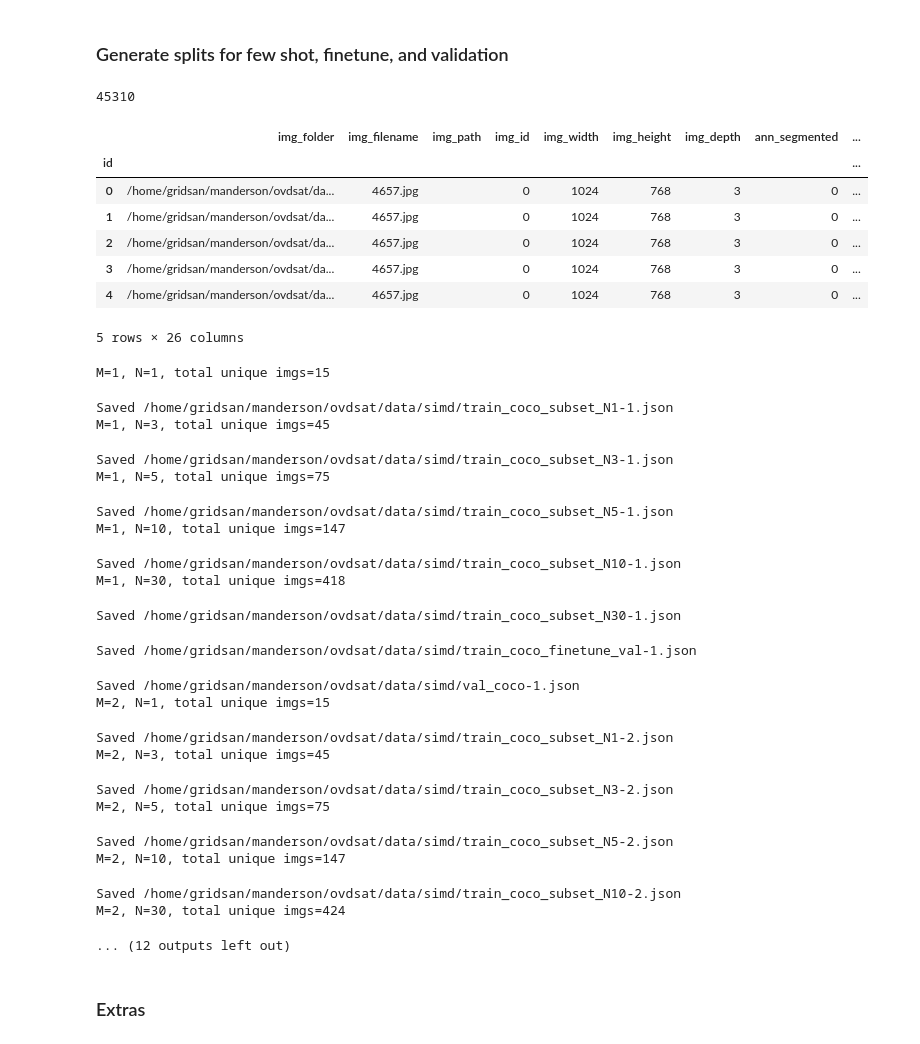
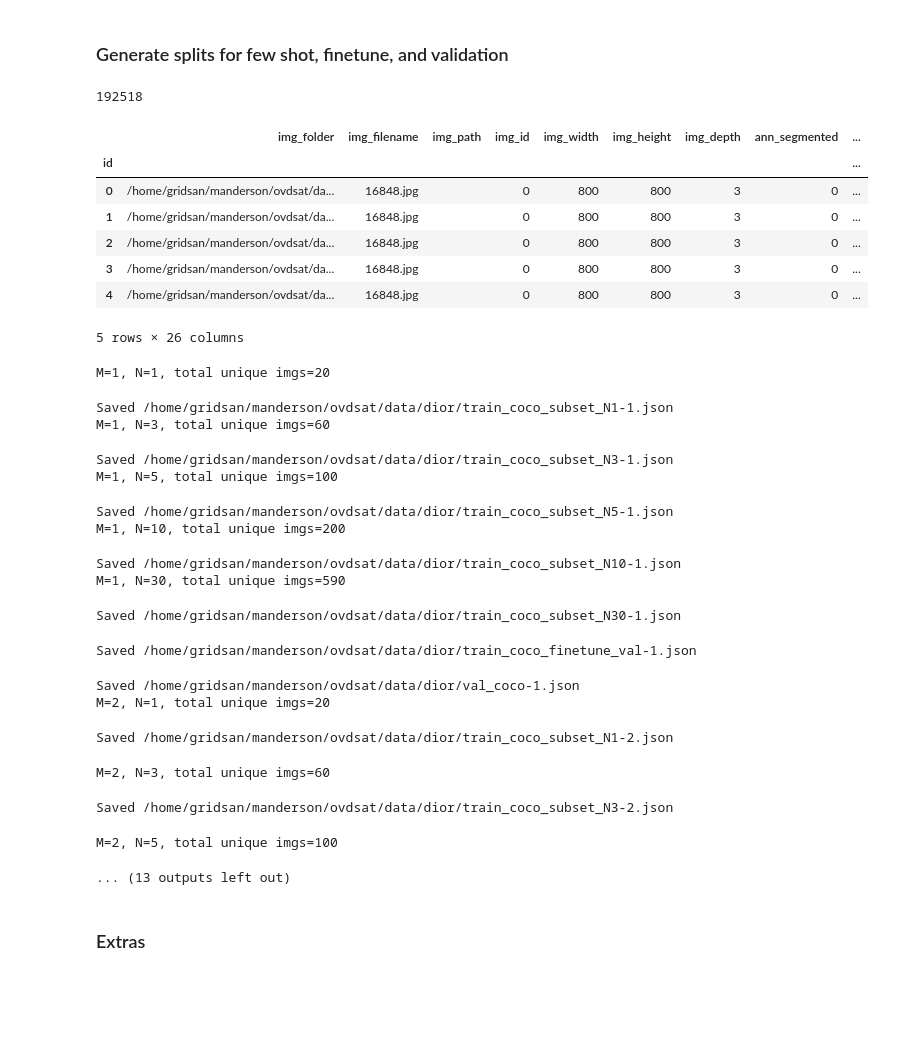
Before and after one commit to madelineloui/ovdsat, a Jupyter notebook: data/create_splits.ipynb, the cells around one changed output. Cells and saved outputs as stored; diff of their text form; code cells hidden in the pictures; blank space fills up the shorter version.

```diff
--- a/data/create_splits.ipynb
+++ b/data/create_splits.ipynb
@@ -111,31 +139,31 @@ Saved updated COCO to simd/train_coco_finetune_val-3.json
 ### Generate splits for few shot, finetune, and validation
 # %%
 # Load your COCO dataset
-coco_json = f"/home/gridsan/manderson/ovdsat/data/simd/simd_coco_all.json"
-path_to_images = "/home/gridsan/manderson/ovdsat/data/simd/JPEGImages"   # folder with your images
+coco_json = f"/home/gridsan/manderson/ovdsat/data/dior/dior_coco_all.json"
+path_to_images = "/home/gridsan/manderson/ovdsat/data/dior/JPEGImages"   # folder with your images
 
 all_dataset = importer.ImportCoco(
     path=coco_json,
     path_to_images=path_to_images,
-    name="SIMD"
+    name="DIOR"
 )
 
 # Get the dataframe
 df = all_dataset.df
 print(len(df))
 df.head()
 # %% [output]
-45310
+192518
 |  | img_folder | img_filename | img_path | img_id | img_width | img_height | img_depth | ann_segmented | ... |
 | id |  |  |  |  |  |  |  |  | ... |
-| 0 | /home/gridsan/manderson/ovdsat/da... | 4657.jpg |  | 0 | 1024 | 768 | 3 | 0 | ... |
-| 1 | /home/gridsan/manderson/ovdsat/da... | 4657.jpg |  | 0 | 1024 | 768 | 3 | 0 | ... |
-| 2 | /home/gridsan/manderson/ovdsat/da... | 4657.jpg |  | 0 | 1024 | 768 | 3 | 0 | ... |
-| 3 | /home/gridsan/manderson/ovdsat/da... | 4657.jpg |  | 0 | 1024 | 768 | 3 | 0 | ... |
-| 4 | /home/gridsan/manderson/ovdsat/da... | 4657.jpg |  | 0 | 1024 | 768 | 3 | 0 | ... |
+| 0 | /home/gridsan/manderson/ovdsat/da... | 16848.jpg |  | 0 | 800 | 800 | 3 | 0 | ... |
+| 1 | /home/gridsan/manderson/ovdsat/da... | 16848.jpg |  | 0 | 800 | 800 | 3 | 0 | ... |
+| 2 | /home/gridsan/manderson/ovdsat/da... | 16848.jpg |  | 0 | 800 | 800 | 3 | 0 | ... |
+| 3 | /home/gridsan/manderson/ovdsat/da... | 16848.jpg |  | 0 | 800 | 800 | 3 | 0 | ... |
+| 4 | /home/gridsan/manderson/ovdsat/da... | 16848.jpg |  | 0 | 800 | 800 | 3 | 0 | ... |
 5 rows × 26 columns
 # %%
-save_dir = '/home/gridsan/manderson/ovdsat/data/simd'
+save_dir = '/home/gridsan/manderson/ovdsat/data/dior'
 
 for M in [1, 2, 3]:
     img_ids = set()
@@ -226,28 +254,24 @@ for M in [1, 2, 3]:
             json.dump(data, f, indent=4)
         print(f'Saved {fpath[:-5]}.json')
 # %% [output]
-M=1, N=1, total unique imgs=15
+M=1, N=1, total unique imgs=20
-Saved /home/gridsan/manderson/ovdsat/data/simd/train_coco_subset_N1-1.json
-M=1, N=3, total unique imgs=45
+Saved /home/gridsan/manderson/ovdsat/data/dior/train_coco_subset_N1-1.json
+M=1, N=3, total unique imgs=60
-Saved /home/gridsan/manderson/ovdsat/data/simd/train_coco_subset_N3-1.json
-M=1, N=5, total unique imgs=75
+Saved /home/gridsan/manderson/ovdsat/data/dior/train_coco_subset_N3-1.json
+M=1, N=5, total unique imgs=100
-Saved /home/gridsan/manderson/ovdsat/data/simd/train_coco_subset_N5-1.json
-M=1, N=10, total unique imgs=147
+Saved /home/gridsan/manderson/ovdsat/data/dior/train_coco_subset_N5-1.json
+M=1, N=10, total unique imgs=200
-Saved /home/gridsan/manderson/ovdsat/data/simd/train_coco_subset_N10-1.json
-M=1, N=30, total unique imgs=418
+Saved /home/gridsan/manderson/ovdsat/data/dior/train_coco_subset_N10-1.json
+M=1, N=30, total unique imgs=590
-Saved /home/gridsan/manderson/ovdsat/data/simd/train_coco_subset_N30-1.json
+Saved /home/gridsan/manderson/ovdsat/data/dior/train_coco_subset_N30-1.json
-Saved /home/gridsan/manderson/ovdsat/data/simd/train_coco_finetune_val-1.json
+Saved /home/gridsan/manderson/ovdsat/data/dior/train_coco_finetune_val-1.json
-Saved /home/gridsan/manderson/ovdsat/data/simd/val_coco-1.json
-M=2, N=1, total unique imgs=15
+Saved /home/gridsan/manderson/ovdsat/data/dior/val_coco-1.json
+M=2, N=1, total unique imgs=20
-Saved /home/gridsan/manderson/ovdsat/data/simd/train_coco_subset_N1-2.json
-M=2, N=3, total unique imgs=45
+Saved /home/gridsan/manderson/ovdsat/data/dior/train_coco_subset_N1-2.json
-Saved /home/gridsan/manderson/ovdsat/data/simd/train_coco_subset_N3-2.json
-M=2, N=5, total unique imgs=75
+M=2, N=3, total unique imgs=60
-Saved /home/gridsan/manderson/ovdsat/data/simd/train_coco_subset_N5-2.json
-M=2, N=10, total unique imgs=147
+Saved /home/gridsan/manderson/ovdsat/data/dior/train_coco_subset_N3-2.json
-Saved /home/gridsan/manderson/ovdsat/data/simd/train_coco_subset_N10-2.json
-M=2, N=30, total unique imgs=424
+M=2, N=5, total unique imgs=100
-... (12 outputs left out)
+... (13 outputs left out)
 # %% [markdown]
 ### Extras
 # %%
```
Also changed, not shown: parts of 8 cells of this notebook, 15 other files.
